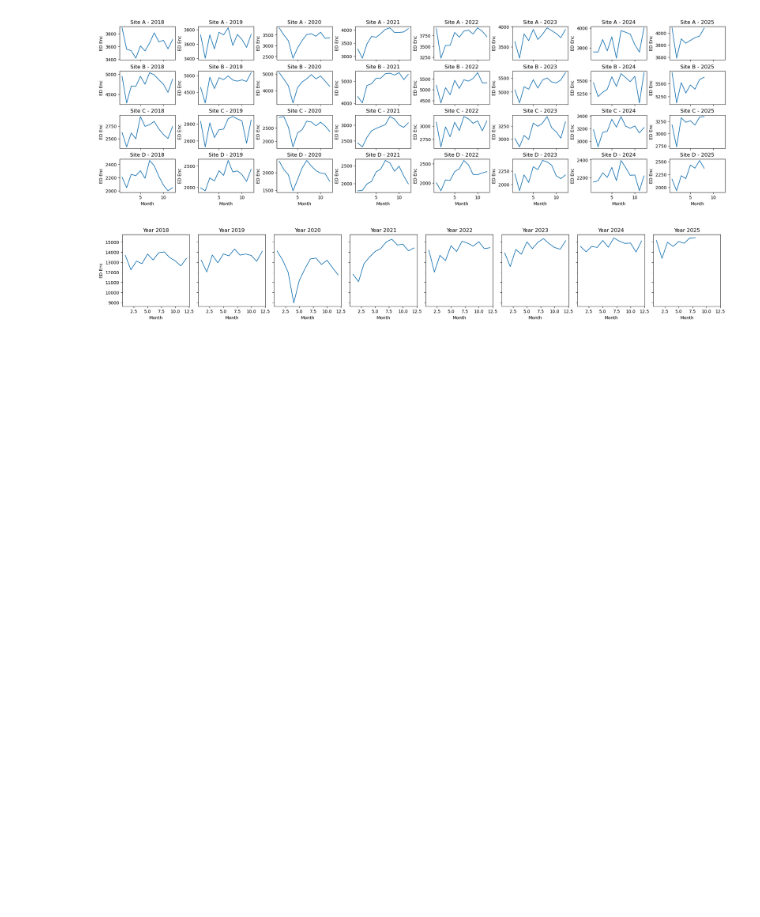
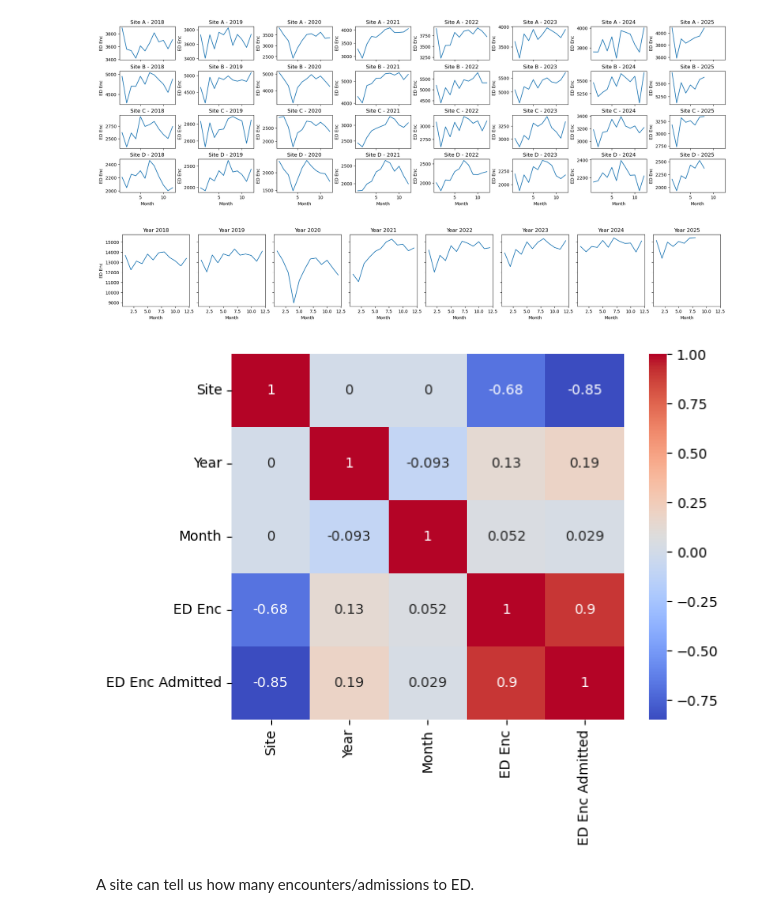
Before and after one commit to southdakotamines-datascience/dsu-no-sleep, a Jupyter notebook: explore.ipynb, the cells around one changed output. Saved outputs shown, nothing was run; the diff lists cells and outputs as text; code cells hidden in the pictures; blank space fills up the shorter version.

Commit message:
cool awesome correlation matrix without covid years

```diff
--- a/explore.ipynb
+++ b/explore.ipynb
@@ -154,3 +154,16 @@ for i, year in enumerate(range(2018, 2026)):
 plt.show()
 # %% [output]
 [figure]
+# %%
+# let us drop 2020 and 2021 to see the trend without covid years
+monthly_site_data_normal = monthly_site_data.filter((pl.col('Year') != 2020) & (pl.col('Year') != 2021))
+site_dict = {'A': 0, 'B': 1, 'C': 2, 'D': 3}
+monthly_site_data_normal = monthly_site_data_normal.with_columns(
+    pl.col('Site').replace(site_dict).cast(pl.Int32)
+)
+
+ax = sns.heatmap(monthly_site_data_normal.corr(), annot=True, cmap='coolwarm', xticklabels=monthly_site_data_normal.columns, yticklabels=monthly_site_data_normal.columns)
+# %% [output]
+[figure, added]
+# %% [markdown]
+A site can tell us how many encounters/admissions to ED.
```
Also changed, not shown: parts of 1 cell of this notebook.
